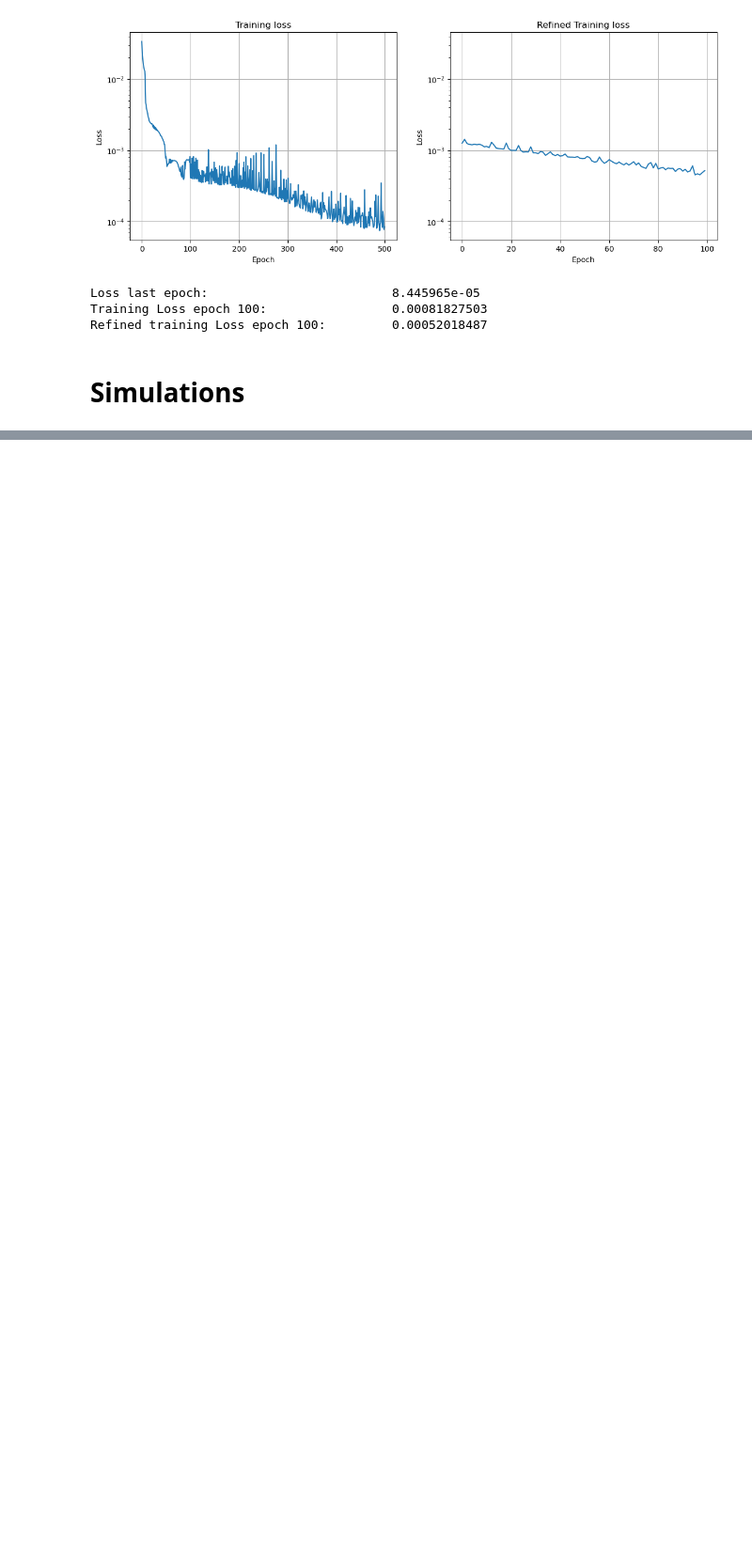
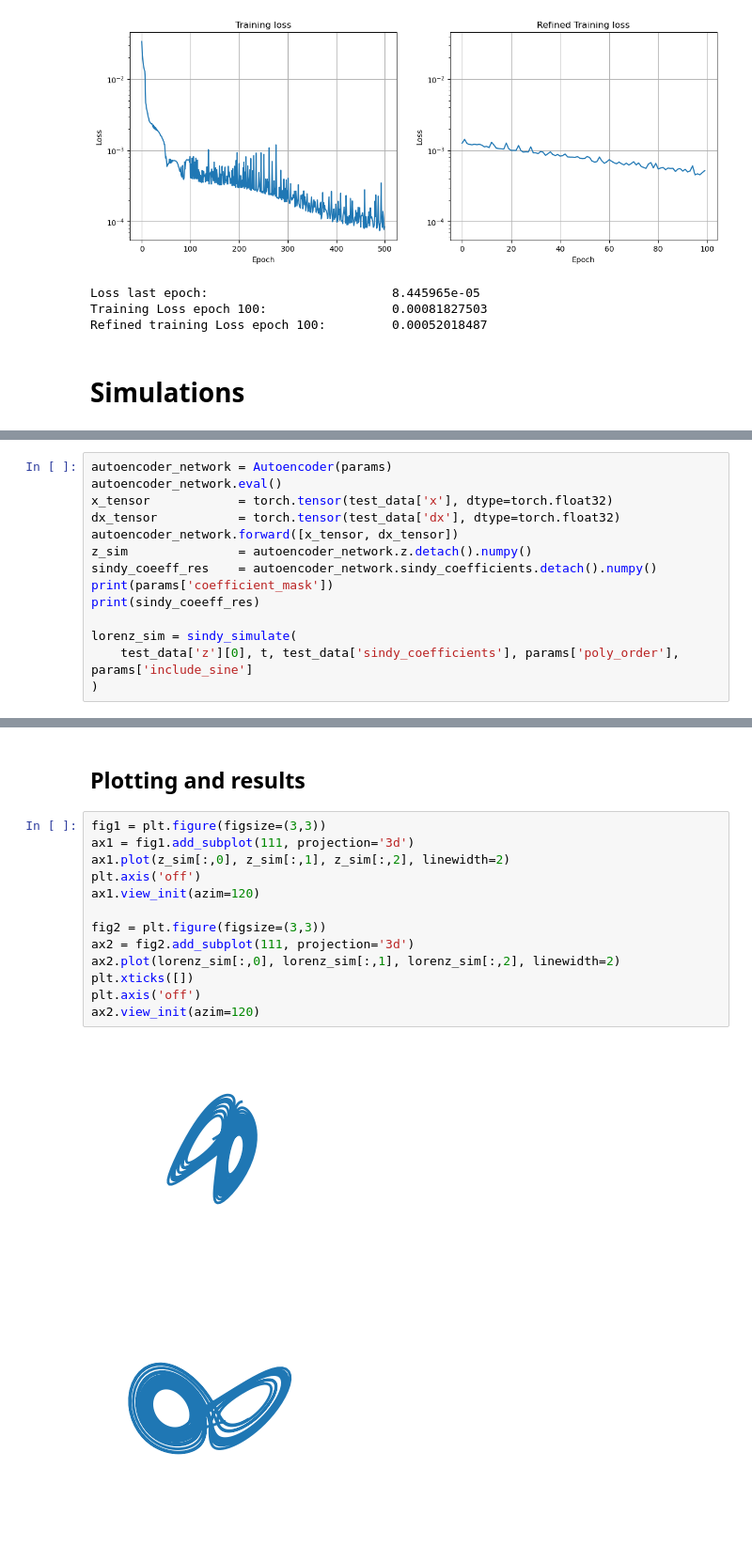
Before and after one commit to bkolev19/Deep_Learning_G03, a Jupyter notebook: Lorenz/lorenz_analyse.ipynb, the cells around one changed output, grey strips where cells are left out. Shown at 94% size. Cells and saved outputs as stored; diff of their text form; blank space fills up the shorter version.

Commit message:
some results

```diff
--- a/Lorenz/lorenz_analyse.ipynb
+++ b/Lorenz/lorenz_analyse.ipynb
@@ -102,0 +74,14 @@ print(test_data)
+# %%
+autoencoder_network = Autoencoder(params)
+autoencoder_network.eval()
+x_tensor            = torch.tensor(test_data['x'], dtype=torch.float32)
+dx_tensor           = torch.tensor(test_data['dx'], dtype=torch.float32)
+autoencoder_network.forward([x_tensor, dx_tensor])
+z_sim               = autoencoder_network.z.detach().numpy()
+sindy_coeeff_res    = autoencoder_network.sindy_coefficients.detach().numpy()
+print(params['coefficient_mask'])
+print(sindy_coeeff_res)
+
+lorenz_sim = sindy_simulate(
+    test_data['z'][0], t, test_data['sindy_coefficients'], params['poly_order'], params['include_sine']
+)
@@ -102,0 +106,18 @@ print(test_data)
+# %% [markdown]
+## Plotting and results
+# %%
+fig1 = plt.figure(figsize=(3,3))
+ax1 = fig1.add_subplot(111, projection='3d')
+ax1.plot(z_sim[:,0], z_sim[:,1], z_sim[:,2], linewidth=2)
+plt.axis('off')
+ax1.view_init(azim=120)
+
+fig2 = plt.figure(figsize=(3,3))
+ax2 = fig2.add_subplot(111, projection='3d')
+ax2.plot(lorenz_sim[:,0], lorenz_sim[:,1], lorenz_sim[:,2], linewidth=2)
+plt.xticks([])
+plt.axis('off')
+ax2.view_init(azim=120)
+# %% [output]
+[figure, added]
+[figure, added]
```
Also changed, not shown: parts of 4 cells of this notebook.
